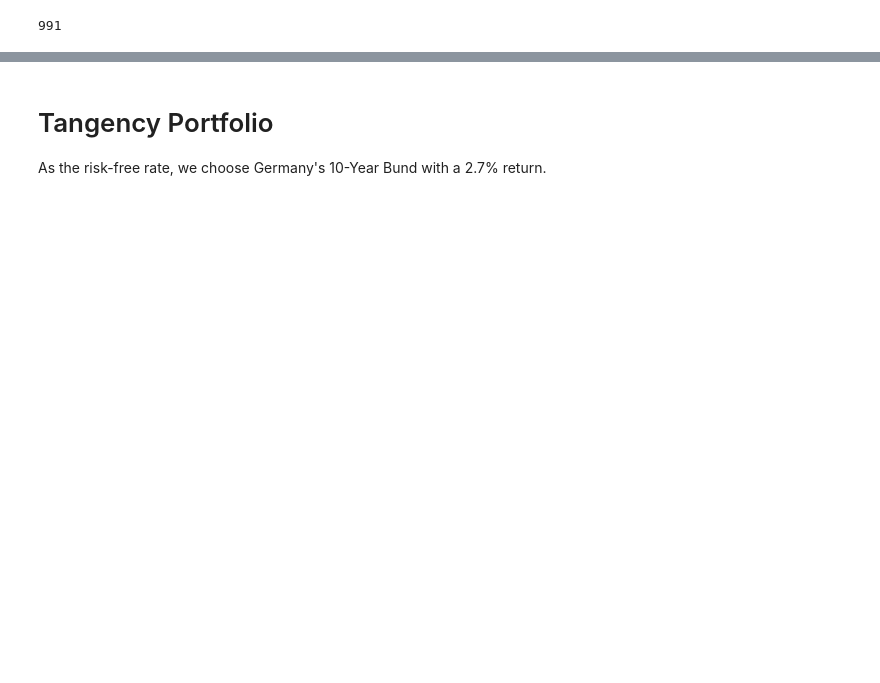
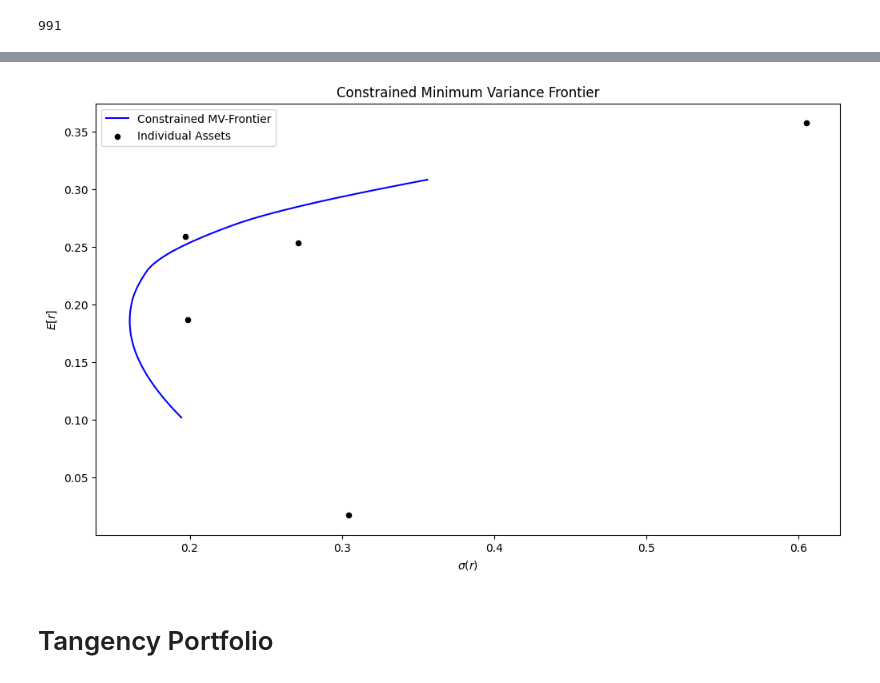
Before and after one commit to DennisSackmann/ProblemSet-1, a Jupyter notebook: main.ipynb, the cells around one changed output, grey strips where cells are left out. Cells and saved outputs as stored; diff of their text form; code cells hidden in the pictures; blank space fills up the shorter version.

```diff
--- a/main.ipynb
+++ b/main.ipynb
@@ -109,8 +115,11 @@ print(Sigma)
 # %%
+#SINGLE OPTIMIZATIONS: Objective Function, Constraint Function, Starting Values, Bounds
+
 def portfolio_variance(w):
-    #input: w as  numpy column vector
-    #output: scalar
-    return (w.T@Sigma@w).item()
+        #input: w as numpy column vector
+        #output: scalar
+    return (w.T@Sigma@w).item() #objective function to be minimized
+
 
 def eq_portfolio_return(w):
     #input: numpy portfolio column vector
@@ -127,13 +136,14 @@ def eq_weight_sum(w):
 
     return np.sum(w) - 1
 
-#starting values
-w0 = [0.2, 0.2, 0.2, 0.2, 0.2] #equal weight for each asset
 
-#bounds
-bounds = [(0, 1), (0, 1), (0, 1), (0, 1), (0, 1)]
+# starting values
+w0 = [0.2, 0.2, 0.2, 0.2, 0.2]
 
-#constrains
+#no short-sale (bound) and minimum diversification bound
+bounds = [(0, 0.5), (0, 0.5), (0, 0.5), (0, 0.5), (0, 0.5)]
+
+
 constraints = [{'type': 'eq', 'fun': eq_portfolio_return},
                {'type': 'eq', 'fun': eq_weight_sum}
                ] #target return and full investment constraint
@@ -229,9 +225,30 @@ for i in range(0,nr_evals):
     sigma_MV[i] = (w_opt.x.T@Sigma@w_opt.x).item()**0.5
 
     mu_i = mu_i + incr
-# %% [markdown]
-# Tangency Portfolio
- As the risk-free rate, we choose Germany's 10-Year Bund with a 2.7% return.
+# %%
+# Plot MV-Frontier
+
+plt.figure(1, figsize=(12,7))
+
+#show the MV-frontier that obeys constraints and bounds
+plt.plot(sigma_MV, mu_MV, color='blue',label='Constrained MV-Frontier')
+
+# add single assets investment opportunities
+plt.scatter(np.diag(Sigma)**0.5, mu[:], s=20, color='black', label='Individual Assets')
+
+#descrive axis
+plt.xlabel('$\sigma(r)$')
+plt.ylabel('$E[r]$')
+
+plt.legend()
+
+#add a title
+plt.title('Constrained Minimum Variance Frontier')
+plt.show()
+# %% [output]
+[figure, added]
+# %% [markdown]
+# Tangency Portfolio
 # %%
 rf = 0.027
 
```
Also changed, not shown: parts of 37 cells of this notebook, 4 other files.
